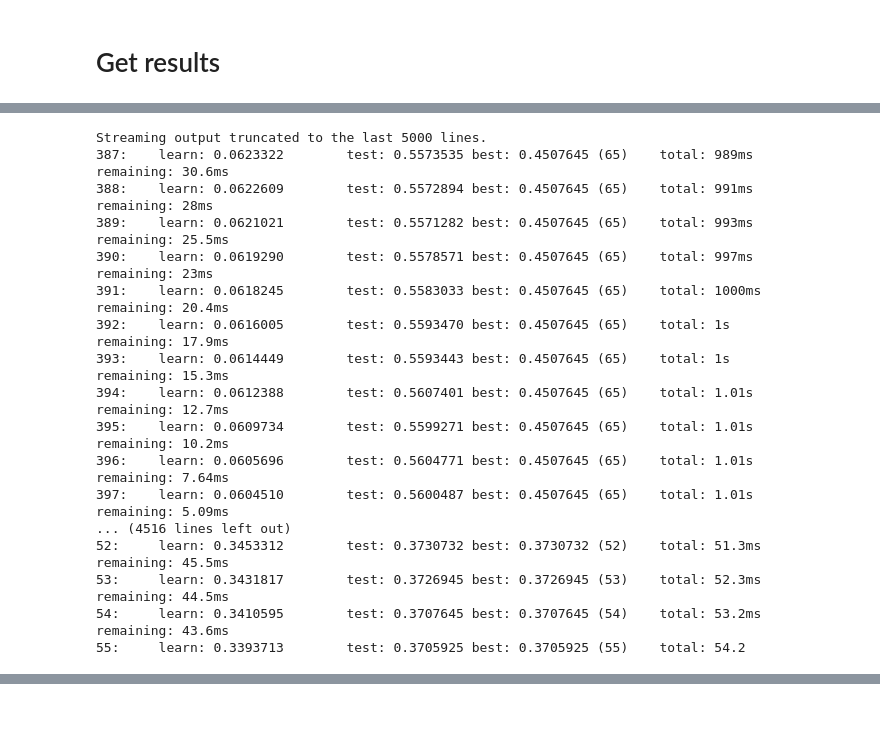
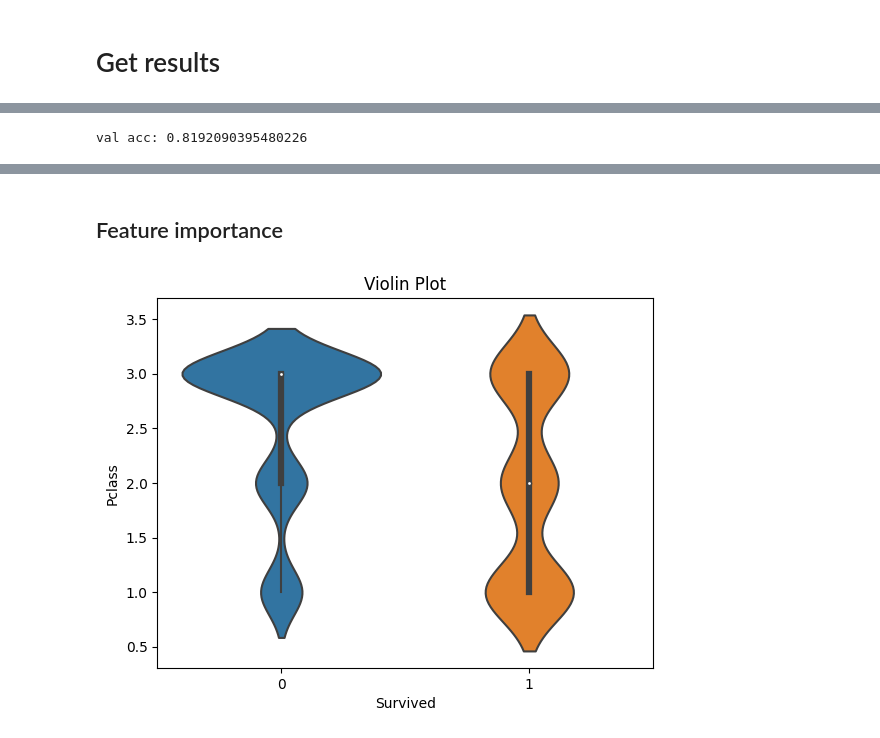
Before and after one commit to Dimildizio/WorksOnMyMachine, a Jupyter notebook: TitanicEDA.ipynb, the cells around one changed output, grey strips where cells are left out. Drawn from its saved outputs; the diff is of its cells as text; code cells hidden in the pictures; blank space fills up the shorter version.

Commit message:
Add feature importance for catboost model

```diff
--- a/TitanicEDA.ipynb
+++ b/TitanicEDA.ipynb
@@ -654,26 +671,11 @@ def prepare_train(df):
 df_train, df_test = predict_age_model()
 test_dataset = Pool(df_test)
 df_train = cut_outlier(df_train)
-model = prepare_train(df_train)
+model = prepare_train(df_train, {'depth': 5, 'l2_leaf_reg': 7, 'iterations': 100, 'learning_rate': 0.04})
+importances = model.feature_importances_
 predictions = model.predict(test_dataset)
 # %% [output]
-Streaming output truncated to the last 5000 lines.
-387:    learn: 0.0623322        test: 0.5573535 best: 0.4507645 (65)    total: 989ms    remaining: 30.6ms
-388:    learn: 0.0622609        test: 0.5572894 best: 0.4507645 (65)    total: 991ms    remaining: 28ms
-389:    learn: 0.0621021        test: 0.5571282 best: 0.4507645 (65)    total: 993ms    remaining: 25.5ms
-390:    learn: 0.0619290        test: 0.5578571 best: 0.4507645 (65)    total: 997ms    remaining: 23ms
-391:    learn: 0.0618245        test: 0.5583033 best: 0.4507645 (65)    total: 1000ms   remaining: 20.4ms
-392:    learn: 0.0616005        test: 0.5593470 best: 0.4507645 (65)    total: 1s       remaining: 17.9ms
-393:    learn: 0.0614449        test: 0.5593443 best: 0.4507645 (65)    total: 1s       remaining: 15.3ms
-394:    learn: 0.0612388        test: 0.5607401 best: 0.4507645 (65)    total: 1.01s    remaining: 12.7ms
-395:    learn: 0.0609734        test: 0.5599271 best: 0.4507645 (65)    total: 1.01s    remaining: 10.2ms
-396:    learn: 0.0605696        test: 0.5604771 best: 0.4507645 (65)    total: 1.01s    remaining: 7.64ms
-397:    learn: 0.0604510        test: 0.5600487 best: 0.4507645 (65)    total: 1.01s    remaining: 5.09ms
-... (4516 lines left out)
-52:     learn: 0.3453312        test: 0.3730732 best: 0.3730732 (52)    total: 51.3ms   remaining: 45.5ms
-53:     learn: 0.3431817        test: 0.3726945 best: 0.3726945 (53)    total: 52.3ms   remaining: 44.5ms
-54:     learn: 0.3410595        test: 0.3707645 best: 0.3707645 (54)    total: 53.2ms   remaining: 43.6ms
-55:     learn: 0.3393713        test: 0.3705925 best: 0.3705925 (55)    total: 54.2
+val acc: 0.8192090395480226
 # %%
 predictions = model.predict(test_dataset)
 # %%
@@ -684,3 +686,5 @@ files.download('submission.csv')
 # %% [output]
 [interactive output not drawn]
 [interactive output not drawn]
+# %% [markdown]
+## Feature importance
@@ -686,0 +699,12 @@ files.download('submission.csv')
+# %%
+X = df_train.drop('Survived', axis=1)
+y=df_train['Survived']
+# %%
+feat = 'Pclass'
+sns.violinplot(x=y, y=X[feat])
+plt.xlabel('Survived')
+plt.ylabel(feat)
+plt.title('Violin Plot')
+plt.show()
+# %% [output]
+[figure, added]
```
Also changed, not shown: parts of 18 cells of this notebook.
